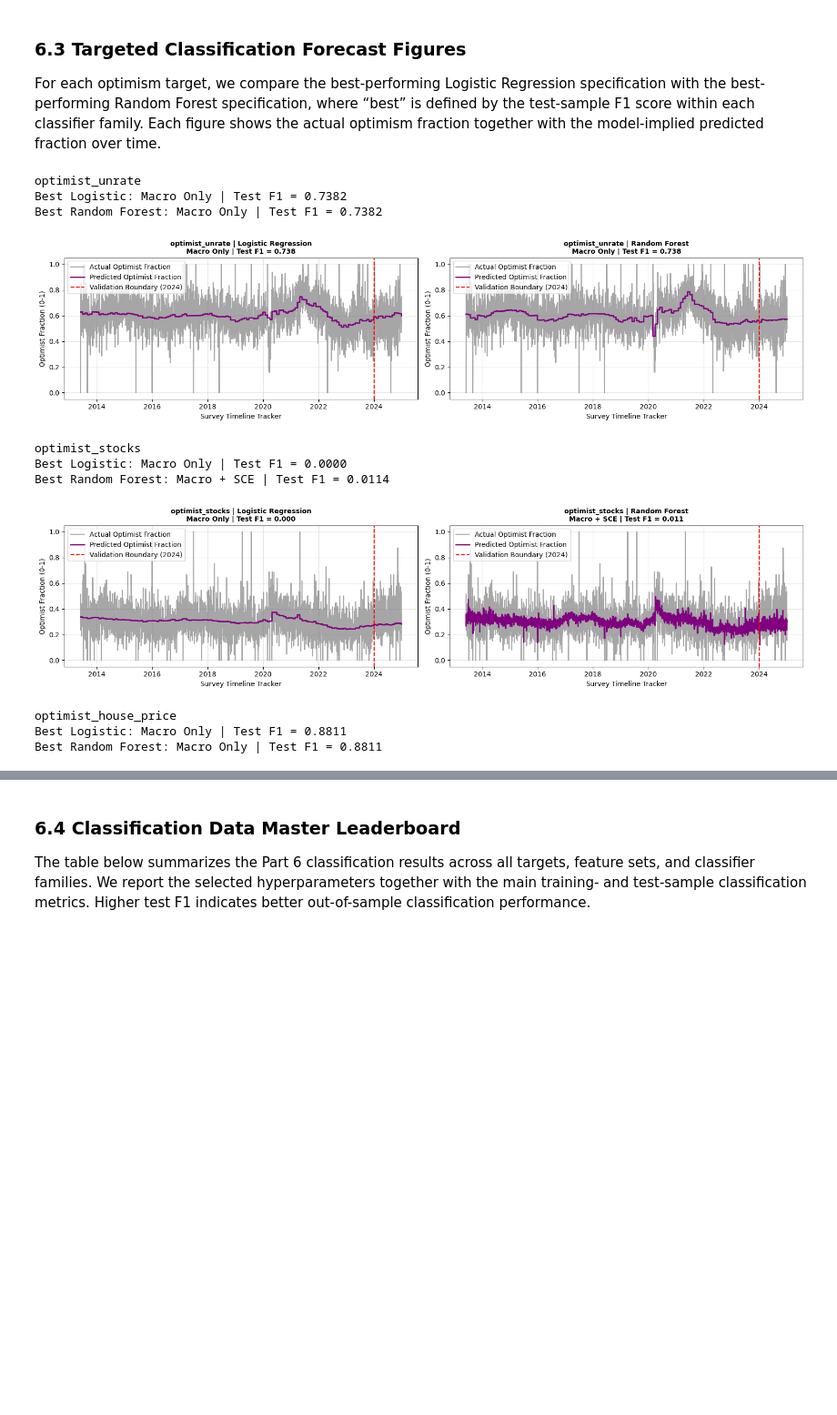
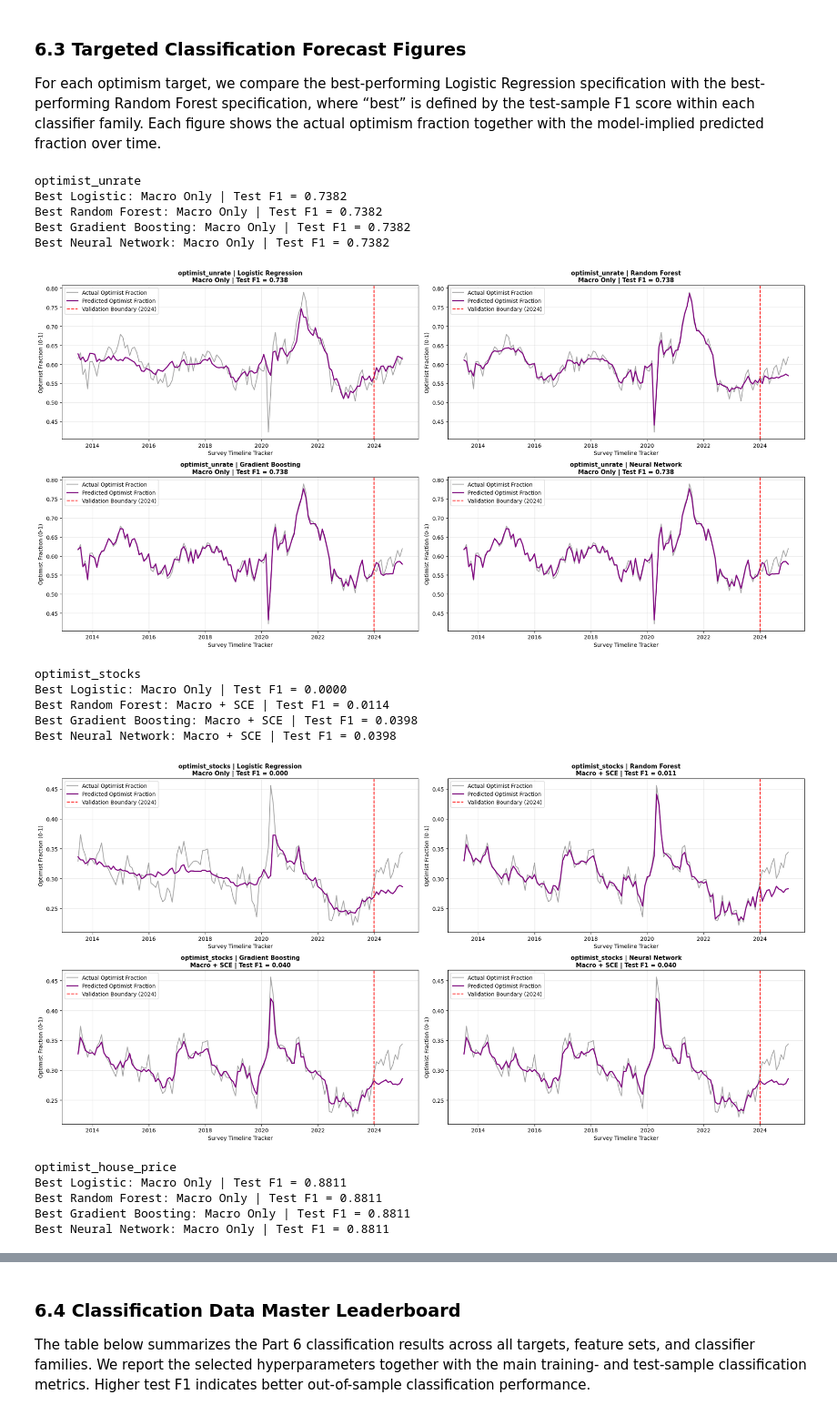
Before and after one commit to magnusbrunsberg/FIE463-V26, a Jupyter notebook: termpapers/tp2/solution.ipynb, the cells around one changed output, grey strips where cells are left out. Shown at 91% size. Drawn from its saved outputs; the diff is of its cells as text; code cells hidden in the pictures; blank space fills up the shorter version.

Commit message:
adding models

```diff
--- a/termpapers/tp2/solution.ipynb
+++ b/termpapers/tp2/solution.ipynb
@@ -720,8 +725,8 @@ def plot_forecast_overlay(model_output_entry, ax=None):
     X_all = df_eval[features]
     df_eval['y_predicted'] = pipe.predict(X_all)
 
-    ts_act = df_eval.groupby('date')[target].mean()
-    ts_pred = df_eval.groupby('date')['y_predicted'].mean()
+    ts_act = df_eval.set_index('date').resample('ME')[target].mean()
+    ts_pred = df_eval.set_index('date').resample('ME')['y_predicted'].mean()
 
     if ax is None:
         fig, ax = plt.subplots(figsize=(10, 4))
@@ -889,7 +894,7 @@ def calculate_binary_classification(target, feature_set_name, features):
     X_test, y_test   = df_eval.loc[~mask, features], df_eval.loc[~mask, target]
 
     outputs = []
-    class_models = ['Logistic Regression', 'Random Forest']
+    class_models = ['Logistic Regression', 'Random Forest', 'Gradient Boosting', 'Neural Network']
 
     for m_name in class_models:
         if m_name == 'Logistic Regression':
@@ -917,6 +922,15 @@ def calculate_binary_classification(target, feature_set_name, features):
             search.fit(X_train, y_train)
             fitted = search.best_estimator_
             best_param = str(search.best_params_)
+
+        elif m_name == 'Gradient Boosting':
+            gb_pipe = Pipeline([
+                ('scaler', StandardScaler()),
+                ('model', HistGradientBoostingClassifier(max_iter=200, random_state=42))
+            ])
+            gb_pipe.fit(X_train, y_train)
+            fitted = gb_pipe
+            best_param = "Default"
 
         # Hard predictions
         y_train_hat = fitted.predict(X_train)
@@ -966,8 +980,8 @@ def plot_fractional_forecast(model_output_entry, ax=None):
     X_all = df_eval[features]
     df_eval['y_predicted'] = pipe.predict_proba(X_all)[:, 1]
 
-    ts_act = df_eval.groupby('date')[target].mean()
-    ts_pred = df_eval.groupby('date')['y_predicted'].mean()
+    ts_act = df_eval.set_index('date').resample('ME')[target].mean()
+    ts_pred = df_eval.set_index('date').resample('ME')['y_predicted'].mean()
 
     if ax is None:
         fig, ax = plt.subplots(figsize=(10, 4))
@@ -1006,48 +1020,50 @@ For each optimism target, we compare the best-performing Logistic Regression spe
 # %%
 for target in optimist_vars:
     target_models = [m for m in master_results_pt6 if m['Target'] == target]
 
-    best_logit = max(
-        [m for m in target_models if m['Classifier'] == 'Logistic Regression'],
-        key=lambda x: x['Test F1']
-    )
-
-    best_rf = max(
-        [m for m in target_models if m['Classifier'] == 'Random Forest'],
-        key=lambda x: x['Test F1']
-    )
+    best_logit = max([m for m in target_models if m['Classifier'] == 'Logistic Regression'], key=lambda x: x['Test F1'])
+    best_rf = max([m for m in target_models if m['Classifier'] == 'Random Forest'], key=lambda x: x['Test F1'])
+    best_gb = max([m for m in target_models if m['Classifier'] == 'Gradient Boosting'], key=lambda x: x['Test F1'])
+    best_nn = max([m for m in target_models if m['Classifier'] == 'Neural Network'], key=lambda x: x['Test F1'])
 
     print(f"\n{target}")
     print(f"Best Logistic: {best_logit['Features']} | Test F1 = {best_logit['Test F1']:.4f}")
     print(f"Best Random Forest: {best_rf['Features']} | Test F1 = {best_rf['Test F1']:.4f}")
+    print(f"Best Gradient Boosting: {best_gb['Features']} | Test F1 = {best_gb['Test F1']:.4f}")
+    print(f"Best Neural Network: {best_nn['Features']} | Test F1 = {best_nn['Test F1']:.4f}")
 
-    fig, axes = plt.subplots(1, 2, figsize=(16, 4))
+    fig, axes = plt.subplots(2, 2, figsize=(20, 10))
+    axes = axes.flatten()
 
     plot_fractional_forecast(best_logit, ax=axes[0])
-    axes[0].set_title(
-        f"{target} | Logistic Regression\n{best_logit['Features']} | Test F1 = {best_logit['Test F1']:.3f}",
-        fontsize=10,
-        fontweight='bold'
-    )
+    axes[0].set_title(f"{target} | Logistic Regression\n{best_logit['Features']} | Test F1 = {best_logit['Test F1']:.3f}", fontsize=11, fontweight='bold')
 
     plot_fractional_forecast(best_rf, ax=axes[1])
-    axes[1].set_title(
-        f"{target} | Random Forest\n{best_rf['Features']} | Test F1 = {best_rf['Test F1']:.3f}",
-        fontsize=10,
-        fontweight='bold'
-    )
+    axes[1].set_title(f"{target} | Random Forest\n{best_rf['Features']} | Test F1 = {best_rf['Test F1']:.3f}", fontsize=11, fontweight='bold')
+
+    plot_fractional_forecast(best_gb, ax=axes[2])
+    axes[2].set_title(f"{target} | Gradient Boosting\n{best_gb['Features']} | Test F1 = {best_gb['Test F1']:.3f}", fontsize=11, fontweight='bold')
+
+    plot_fractional_forecast(best_nn, ax=axes[3])
+    axes[3].set_title(f"{target} | Neural Network\n{best_nn['Features']} | Test F1 = {best_nn['Test F1']:.3f}", fontsize=11, fontweight='bold')
 
     fig.tight_layout()
     plt.show()
 # %% [output]
 optimist_unrate
 Best Logistic: Macro Only | Test F1 = 0.7382
 Best Random Forest: Macro Only | Test F1 = 0.7382
+Best Gradient Boosting: Macro Only | Test F1 = 0.7382
+Best Neural Network: Macro Only | Test F1 = 0.7382
-[figure, old version]
+[figure, new version]
 optimist_stocks
 Best Logistic: Macro Only | Test F1 = 0.0000
 Best Random Forest: Macro + SCE | Test F1 = 0.0114
+Best Gradient Boosting: Macro + SCE | Test F1 = 0.0398
+Best Neural Network: Macro + SCE | Test F1 = 0.0398
-[figure, old version]
+[figure, new version]
 optimist_house_price
 Best Logistic: Macro Only | Test F1 = 0.8811
 Best Random Forest: Macro Only | Test F1 = 0.8811
+Best Gradient Boosting: Macro Only | Test F1 = 0.8811
+Best Neural Network: Macro Only | Test F1 = 0.8811
```
Also changed, not shown: parts of 11 cells of this notebook, 6 other files.
